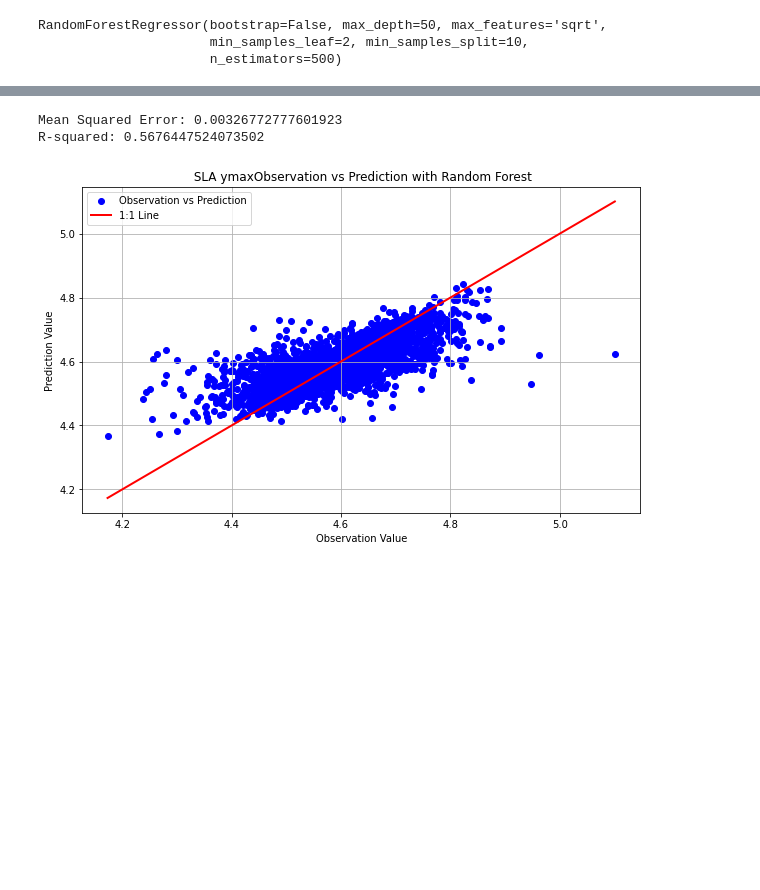
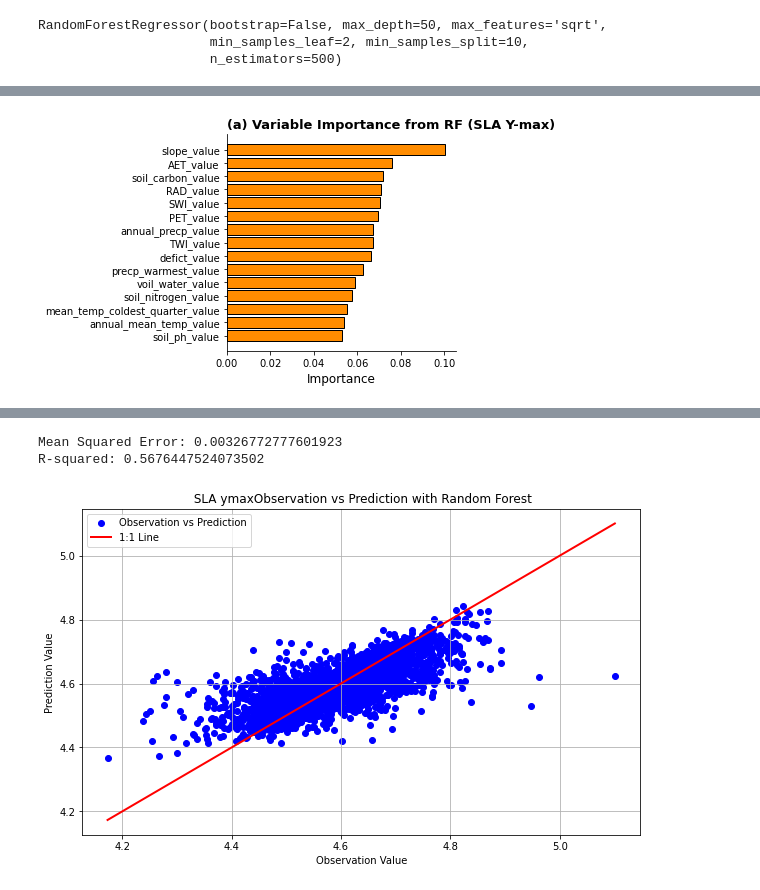
Before and after one commit to wenquchen/hytools, a Jupyter notebook: RF trait environment update3.ipynb, the cells around one changed output, grey strips where cells are left out. Saved outputs shown, nothing was run; the diff lists cells and outputs as text; code cells hidden in the pictures; blank space fills up the shorter version.

```diff
--- a/RF trait environment update3.ipynb
+++ b/RF trait environment update3.ipynb
@@ -219,0 +220,28 @@ Feature: soil_ph_value, Importance: 0.05235682404678236
+# %%
+import numpy as np
+import matplotlib.pyplot as plt
+
+# --- Extract and sort feature importance ---
+feature_importances = rf_ymax.feature_importances_
+feature_names = np.array(sla_ymax_features.columns)
+sorted_idx = np.argsort(feature_importances)[::-1]
+
+feature_names_sorted = feature_names[sorted_idx]
+importances_sorted = feature_importances[sorted_idx]
+
+# --- Plot horizontal bar chart ---
+fig, ax = plt.subplots(figsize=(6, 4))
+ax.barh(feature_names_sorted, importances_sorted, color='darkorange', edgecolor='black')
+ax.invert_yaxis()  # Highest importance on top
+
+ax.set_xlabel("Importance", fontsize=12)
+ax.set_ylabel("")
+ax.set_title("(a) Variable Importance from RF (SLA Y-max)", fontsize=13, loc='left', fontweight='bold')
+ax.spines['top'].set_visible(False)
+ax.spines['right'].set_visible(False)
+
+plt.tight_layout()
+plt.savefig("E:\wenqu\zonal_statistics\images\SLA_ymax_feature_importance.png", dpi=300, bbox_inches='tight')
+plt.show()
+# %% [output]
+[figure, added]
```
Also changed, not shown: parts of 29 cells of this notebook, 38 other files.
